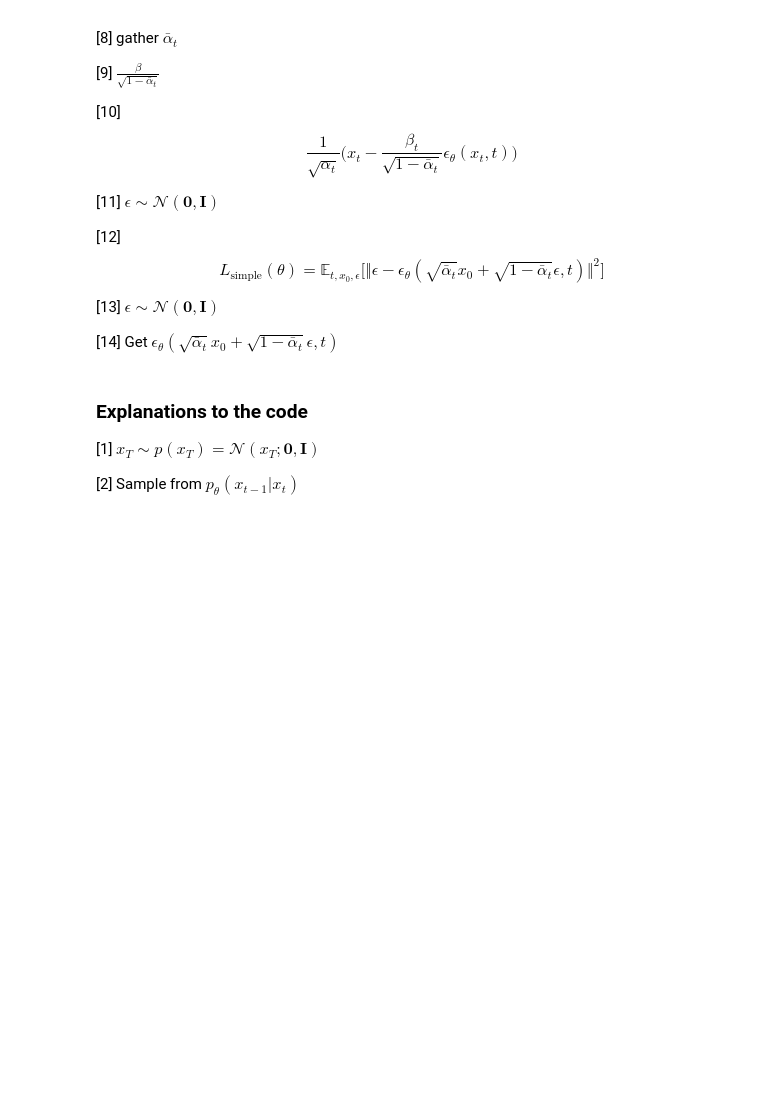
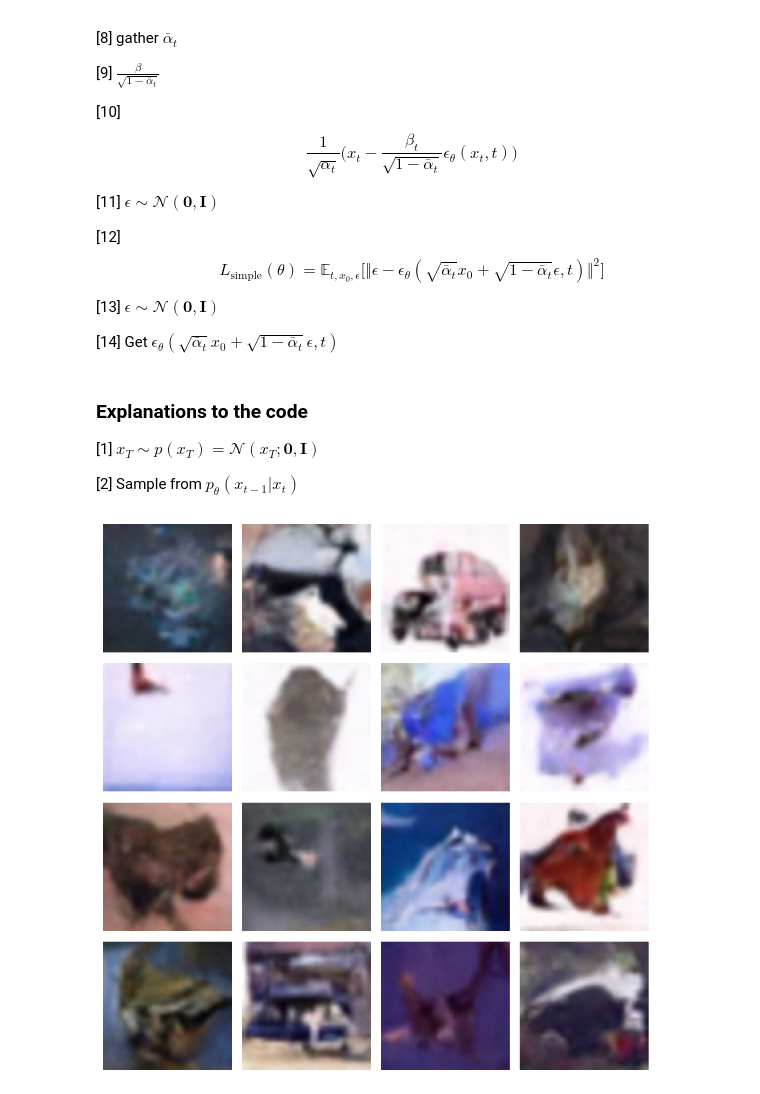
Before and after one commit to djzhendogg/Generative-Models-2025-ITMO, a Jupyter notebook: Assignment 3/3_ddpm.ipynb, the cells around one changed output. Saved outputs shown, nothing was run; the diff lists cells and outputs as text; code cells hidden in the pictures; blank space fills up the shorter version.

```diff
--- a/Assignment 3/3_ddpm.ipynb
+++ b/Assignment 3/3_ddpm.ipynb
@@ -333,25 +362,40 @@ class CIFAR10Dataset(torchvision.datasets.CIFAR10):
     def __getitem__(self, item):
         return super().__getitem__(item)[0]
 
+# def plot_samples(tensor):
+#     # Assuming you have ass tensor of size torch.Size([16, 1, 32, 32])
+#     # Convert the tensor to a numpy array
+#     images = tensor.reshape(16, 3, 64, 64).numpy()
+
+#     # Reshape the images to be of size (16, 32, 32)
+
+#     # Create a figure with a grid of subplots
+#     fig, axes = plt.subplots(nrows=4, ncols=4)
+
+#     # Iterate over the images and plot them on the subplots
+#     for i, ax in enumerate(axes.flatten()):
+#         ax.imshow(images[i])
+#         ax.axis('off')
+
+#     # Show the plot
+#     plt.show()
+def denorm(img):
+    return img.add(1).div(2).clamp(0, 1)
+
 def plot_samples(tensor):
-    # Assuming you have ass tensor of size torch.Size([16, 1, 32, 32])
-    # Convert the tensor to a numpy array
-    images = tensor.numpy()
+    images = denorm(tensor).reshape(16, 3, 64, 64).numpy()  # Размер: [16, 3, 32, 32]
+    images = images.transpose(0, 2, 3, 1)  # -> [16, 32, 32, 3]
 
-    # Reshape the images to be of size (16, 32, 32)
-    images = np.reshape(images, (16, 32, 32))
+    fig, axes = plt.subplots(nrows=4, ncols=4, figsize=(8, 8))
 
-    # Create a figure with a grid of subplots
-    fig, axes = plt.subplots(nrows=4, ncols=4)
-
-    # Iterate over the images and plot them on the subplots
     for i, ax in enumerate(axes.flatten()):
-        ax.imshow(images[i], cmap='gray')
+        img = images[i] * 255
+        img = img.astype('uint8')
+        ax.imshow(img)
         ax.axis('off')
 
-    # Show the plot
+    plt.tight_layout()
     plt.show()
-
 
 class Configs:
     device: torch.device = torch.device('cuda' if torch.cuda.is_available() else 'cpu')
@@ -467,5 +511,10 @@ configs = Configs()
 # Initialize
 configs.init()
 
+configs.diffusion = model
 # Start and run the training loop
-configs.run()
+# configs.run()
+# %%
+configs.sample()
+# %% [output]
+[figure, added]
```
Also changed, not shown: parts of 4 cells of this notebook.
